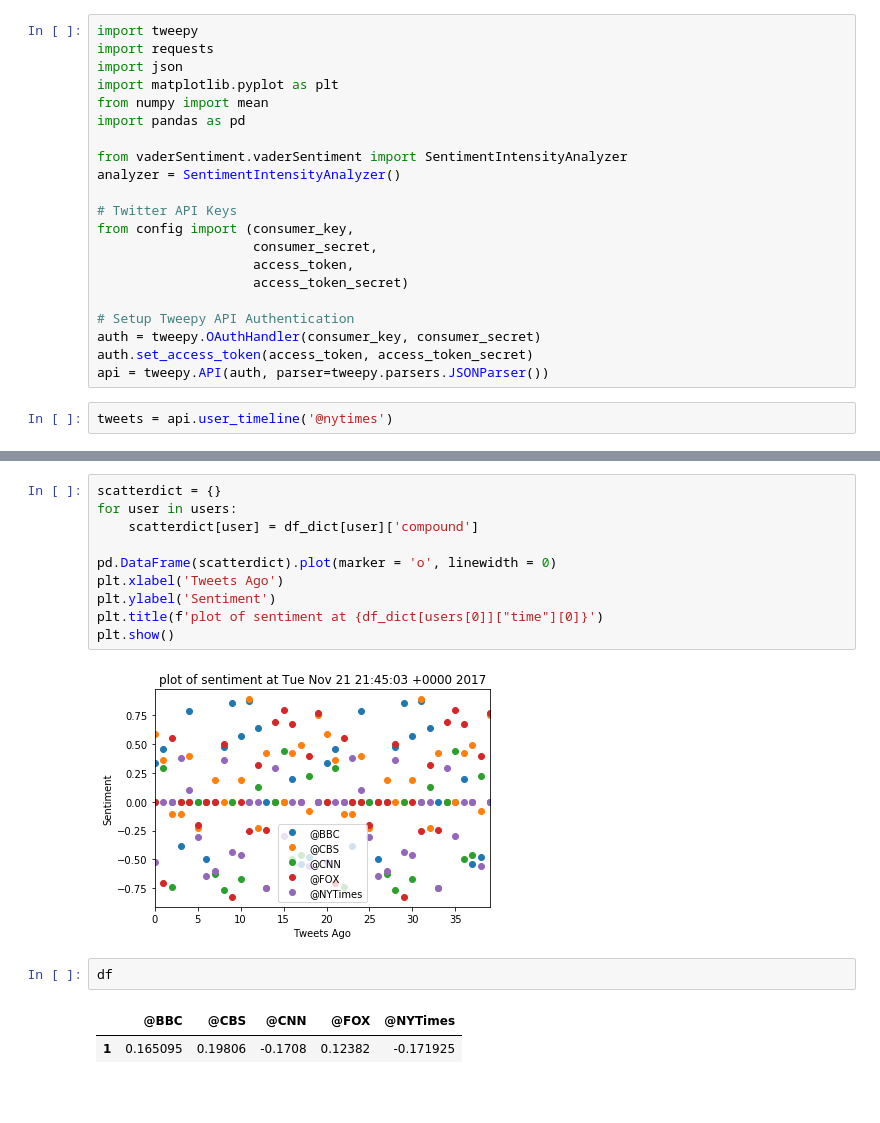
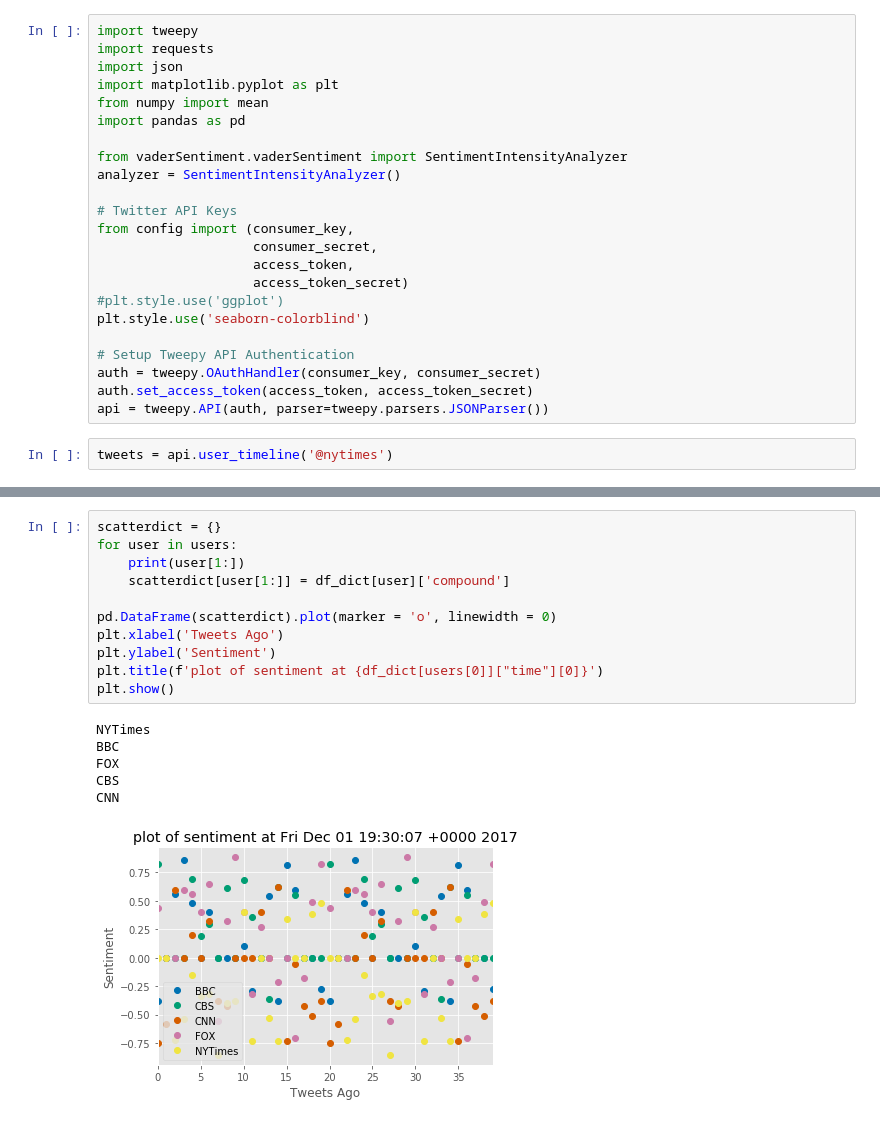
Before and after one commit to nfstein/07-ste-Social-Analytics-hwk, a Jupyter notebook: Untitled.ipynb, the cells around one changed output, grey strips where cells are left out. Saved outputs shown, nothing was run; the diff lists cells and outputs as text; blank space fills up the shorter version.

```diff
--- a/Untitled.ipynb
+++ b/Untitled.ipynb
@@ -87,6 +87,8 @@ from config import (consumer_key,
                     consumer_secret,
                     access_token,
                     access_token_secret)
+#plt.style.use('ggplot')
+plt.style.use('seaborn-colorblind')
 
 # Setup Tweepy API Authentication
 auth = tweepy.OAuthHandler(consumer_key, consumer_secret)
@@ -157,20 +159,21 @@ df_dict[user].head()
 # %%
 scatterdict = {}
 for user in users:
-    scatterdict[user] = df_dict[user]['compound']
+    print(user[1:])
+    scatterdict[user[1:]] = df_dict[user]['compound']
 
 pd.DataFrame(scatterdict).plot(marker = 'o', linewidth = 0)
 plt.xlabel('Tweets Ago')
 plt.ylabel('Sentiment')
 plt.title(f'plot of sentiment at {df_dict[users[0]]["time"][0]}')
 plt.show()
 # %% [output]
+NYTimes
+BBC
+FOX
+CBS
+CNN
-[figure, old version]
+[figure, new version]
-# %%
-df
-# %% [output]
-|  | @BBC | @CBS | @CNN | @FOX | @NYTimes |
-| 1 | 0.165095 | 0.19806 | -0.1708 | 0.12382 | -0.171925 |
 # %%
 bars = {}
 for user in users:
```
Also changed, not shown: parts of 4 cells of this notebook.
